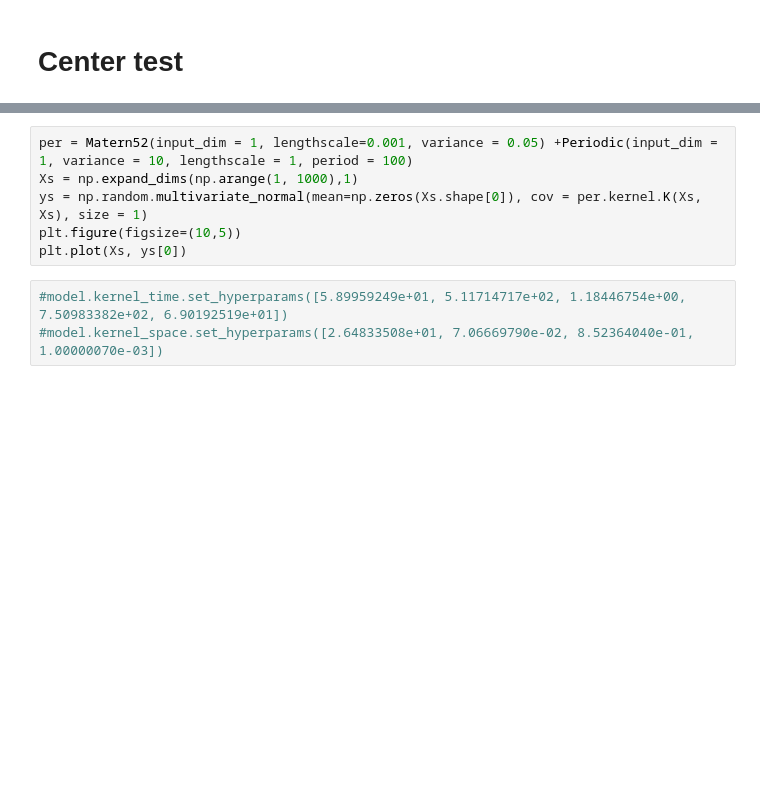
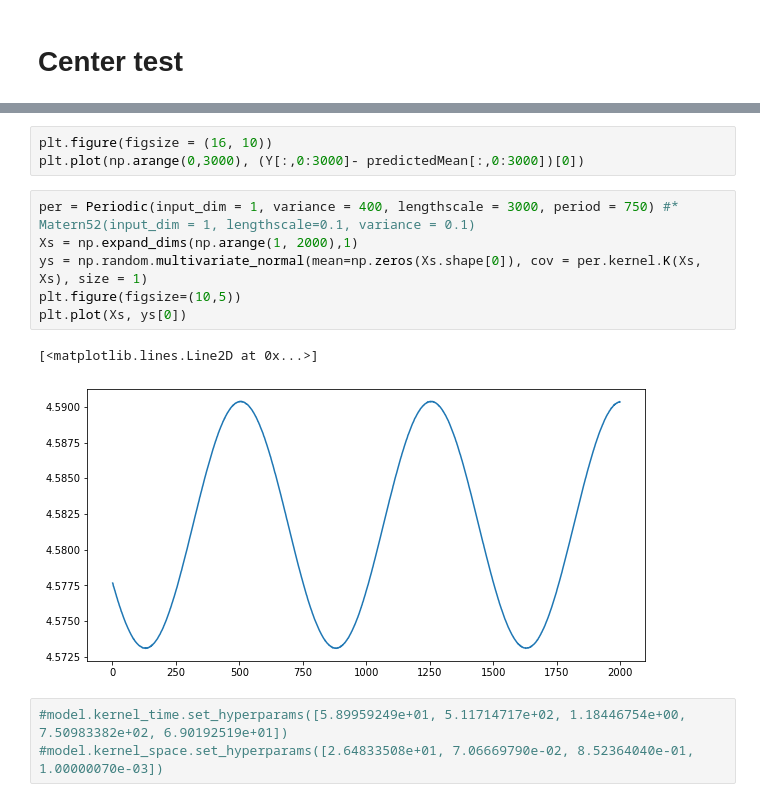
Before and after one commit to larsmmo/Master, a Jupyter notebook: gaussianProcess/GPKF/train.ipynb, the cells around one changed output, grey strips where cells are left out. Saved outputs shown, nothing was run; the diff lists cells and outputs as text; blank space fills up the shorter version.

```diff
--- a/gaussianProcess/GPKF/train.ipynb
+++ b/gaussianProcess/GPKF/train.ipynb
@@ -195,9 +304,15 @@ plot_gpkf(np.arange(1,14,0.1), np.array([3,6,9,12]), Y_train[:,timeStamp], predi
+# %%
+plt.figure(figsize = (16, 10))
+plt.plot(np.arange(0,3000), (Y[:,0:3000]- predictedMean[:,0:3000])[0])
 # %%
-per = Matern52(input_dim = 1, lengthscale=0.001, variance = 0.05) +Periodic(input_dim = 1, variance = 10, lengthscale = 1, period = 100)
-Xs = np.expand_dims(np.arange(1, 1000),1)
+per = Periodic(input_dim = 1, variance = 400, lengthscale = 3000, period = 750) #* Matern52(input_dim = 1, lengthscale=0.1, variance = 0.1)
+Xs = np.expand_dims(np.arange(1, 2000),1)
 ys = np.random.multivariate_normal(mean=np.zeros(Xs.shape[0]), cov = per.kernel.K(Xs, Xs), size = 1)
 plt.figure(figsize=(10,5))
 plt.plot(Xs, ys[0])
+# %% [output]
+[<matplotlib.lines.Line2D at 0x...>]
+[figure, added]
 # %%
 #model.kernel_time.set_hyperparams([5.89959249e+01, 5.11714717e+02, 1.18446754e+00, 7.50983382e+02, 6.90192519e+01])
 #model.kernel_space.set_hyperparams([2.64833508e+01, 7.06669790e-02, 8.52364040e-01, 1.00000070e-03])
```
Also changed, not shown: parts of 29 cells of this notebook, 8 other files.
